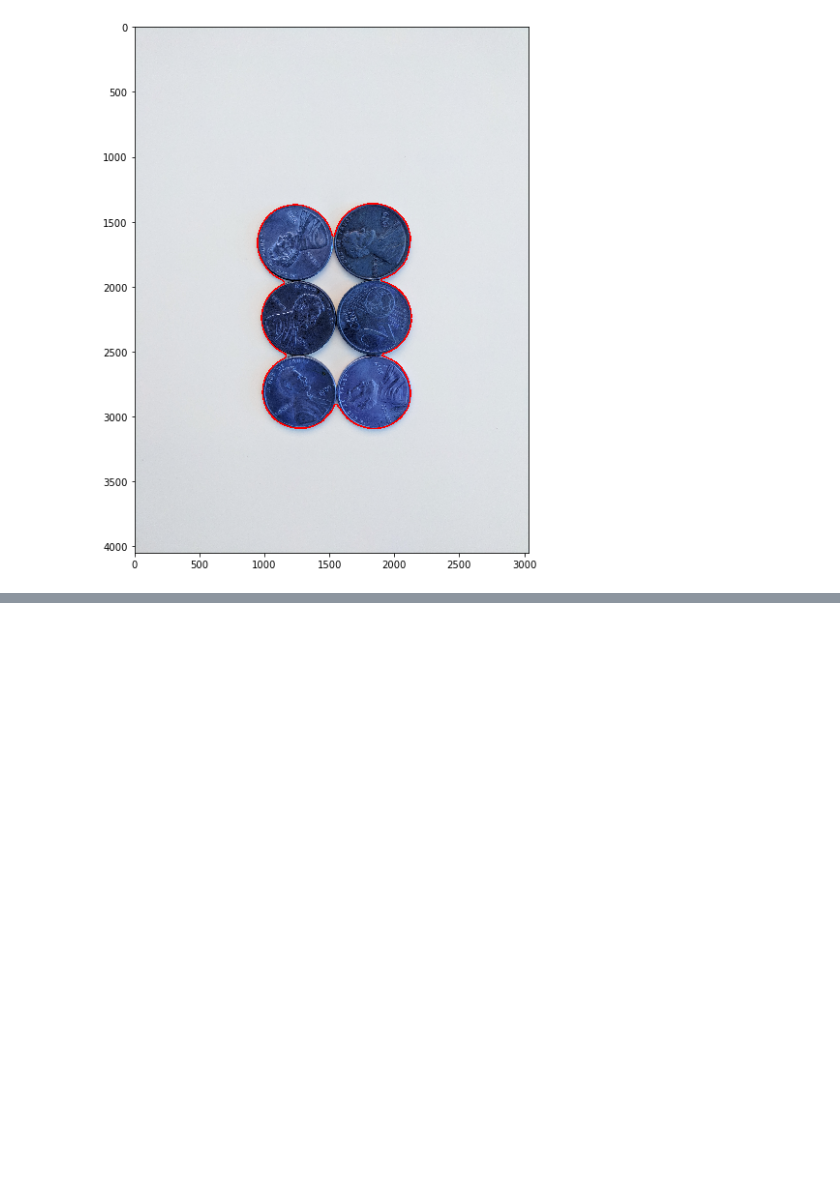
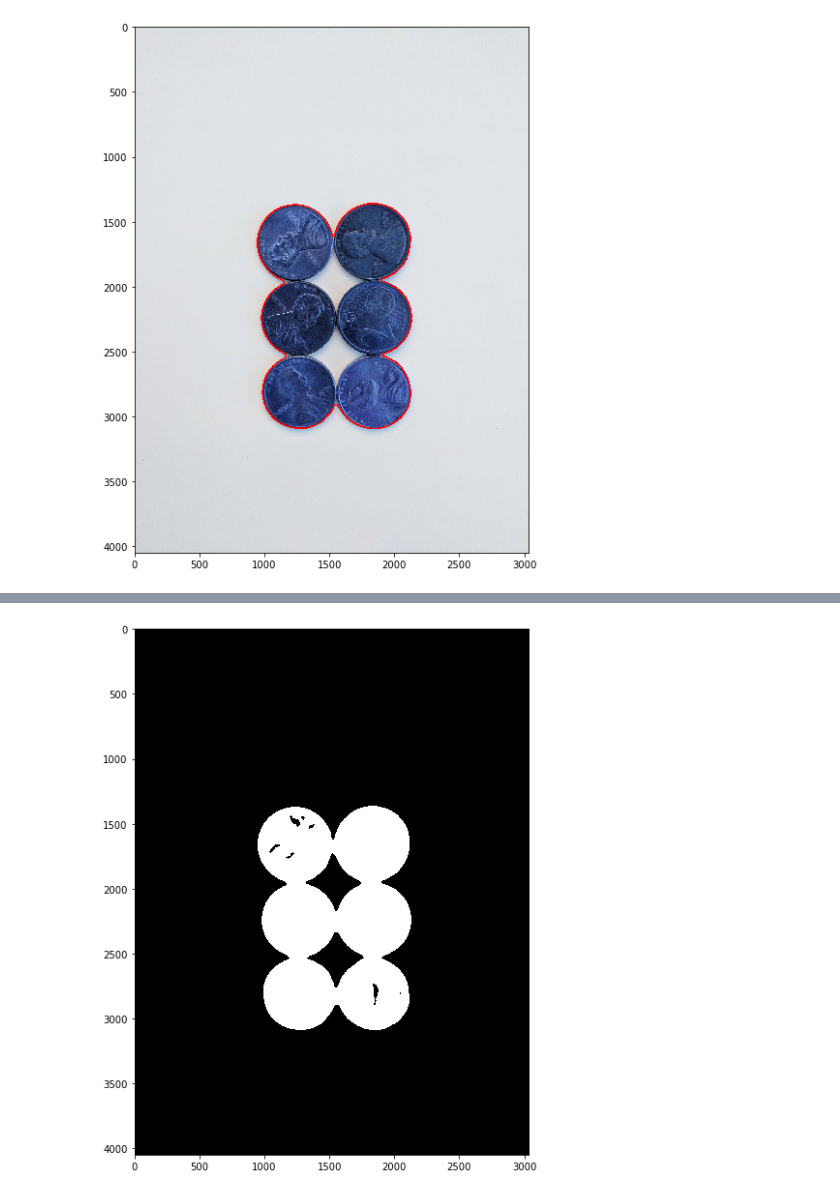
Before and after one commit to dhanoopbhaskar/computer_vision, a Jupyter notebook: 50. watershed_algorithm.ipynb, the cells around one changed output, grey strips where cells are left out. Saved outputs shown, nothing was run; the diff lists cells and outputs as text; code cells hidden in the pictures; blank space fills up the shorter version.

```diff
--- a/50. watershed_algorithm.ipynb
+++ b/50. watershed_algorithm.ipynb
@@ -51,0 +63,5 @@ display(sep_coins)
+# %%
+ret,thresh = cv2.threshold(gray,127,255,cv2.THRESH_BINARY_INV)
+display(thresh)
+# %% [output]
+[figure, added]
```
Also changed, not shown: parts of 14 cells of this notebook, 13 other files.
